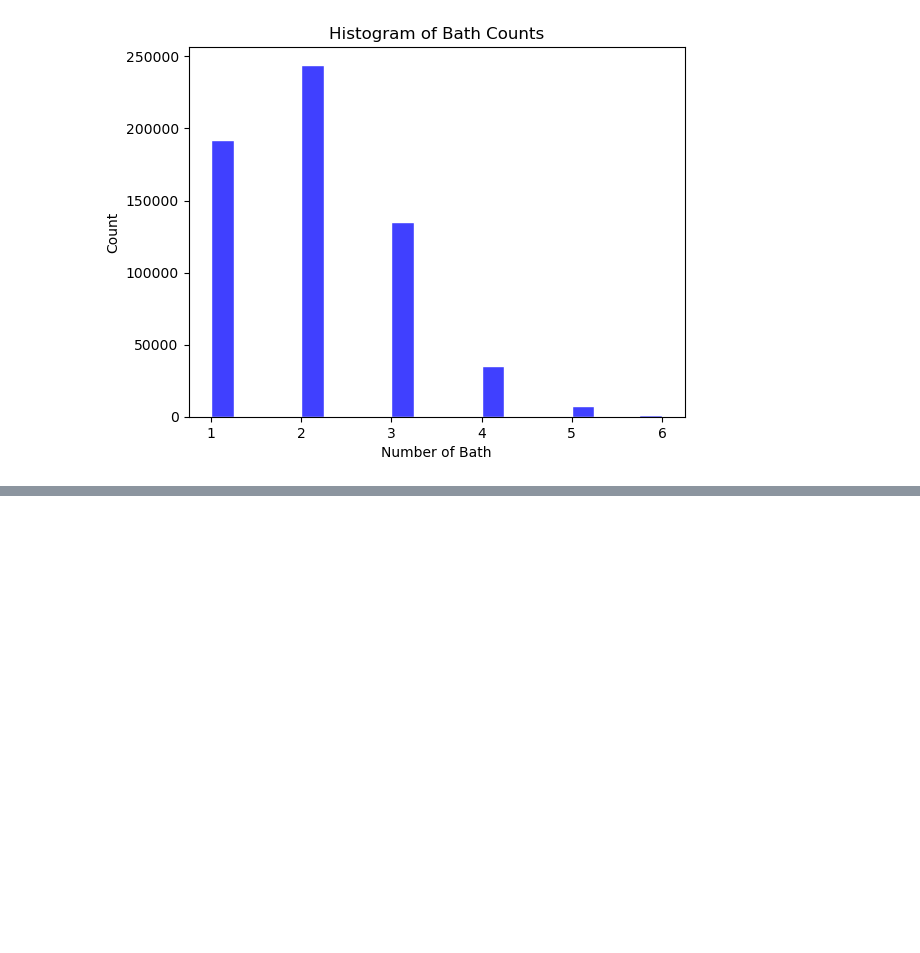
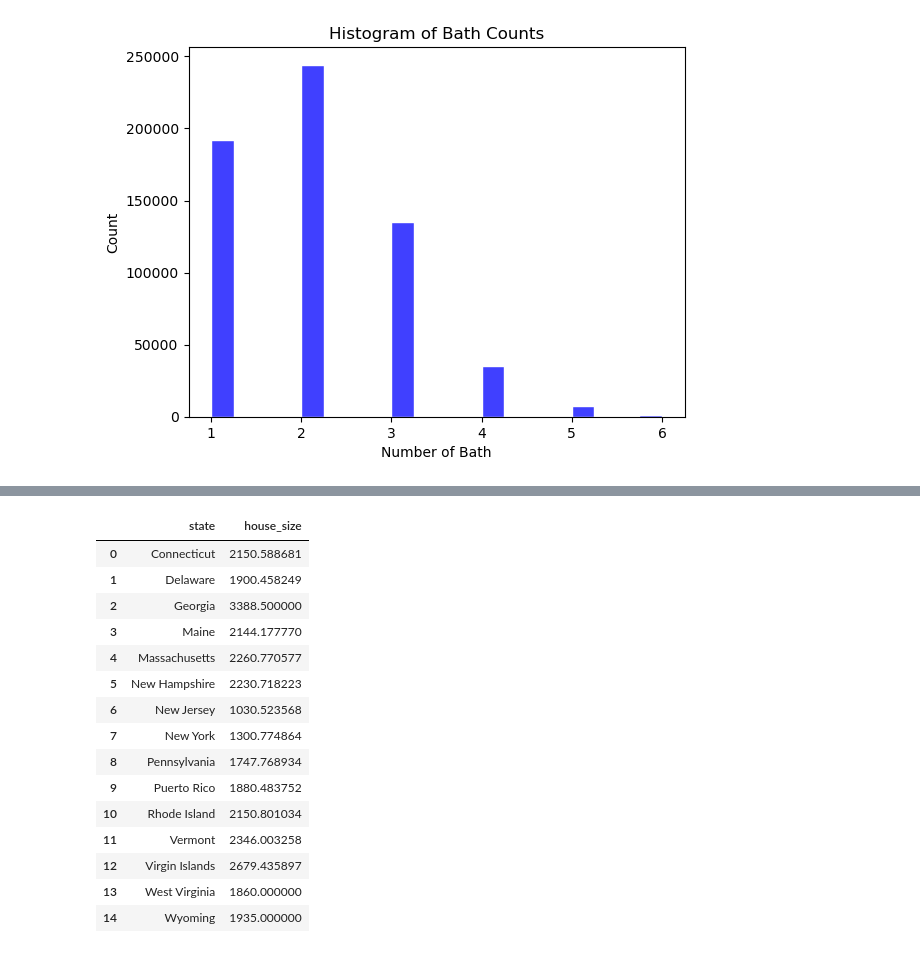
Before and after one commit to KimKarydas/House-Price-Prediction, a Jupyter notebook: US-real-estate.ipynb, the cells around one changed output, grey strips where cells are left out. Cells and saved outputs as stored; diff of their text form; code cells hidden in the pictures; blank space fills up the shorter version.

```diff
--- a/US-real-estate.ipynb
+++ b/US-real-estate.ipynb
@@ -297,7 +321,24 @@ ValueError: Invalid format specifier
 # %%
 #List average House size per satete
 average_house_size = df.groupby('state')['house_size'].mean().reset_index()
-print(average_house_size)
+average_house_size
+# %% [output]
+|  | state | house_size |
+| 0 | Connecticut | 2150.588681 |
+| 1 | Delaware | 1900.458249 |
+| 2 | Georgia | 3388.500000 |
+| 3 | Maine | 2144.177770 |
+| 4 | Massachusetts | 2260.770577 |
+| 5 | New Hampshire | 2230.718223 |
+| 6 | New Jersey | 1030.523568 |
+| 7 | New York | 1300.774864 |
+| 8 | Pennsylvania | 1747.768934 |
+| 9 | Puerto Rico | 1880.483752 |
+| 10 | Rhode Island | 2150.801034 |
+| 11 | Vermont | 2346.003258 |
+| 12 | Virgin Islands | 2679.435897 |
+| 13 | West Virginia | 1860.000000 |
+| 14 | Wyoming | 1935.000000 |
 # %%
 #List average House size per satete
 average_house_bed = df.groupby('state')['bed'].mean().reset_index()
```
Also changed, not shown: parts of 15 cells of this notebook.
